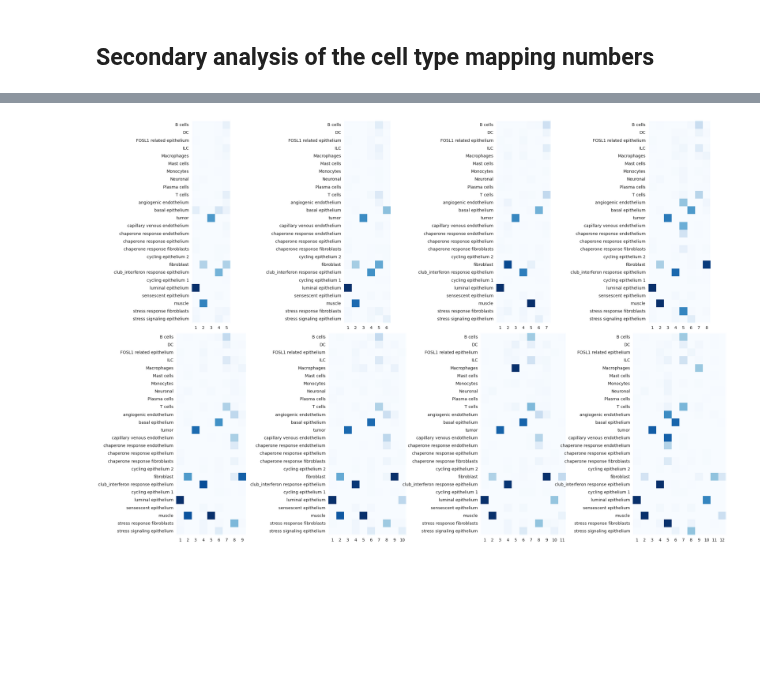
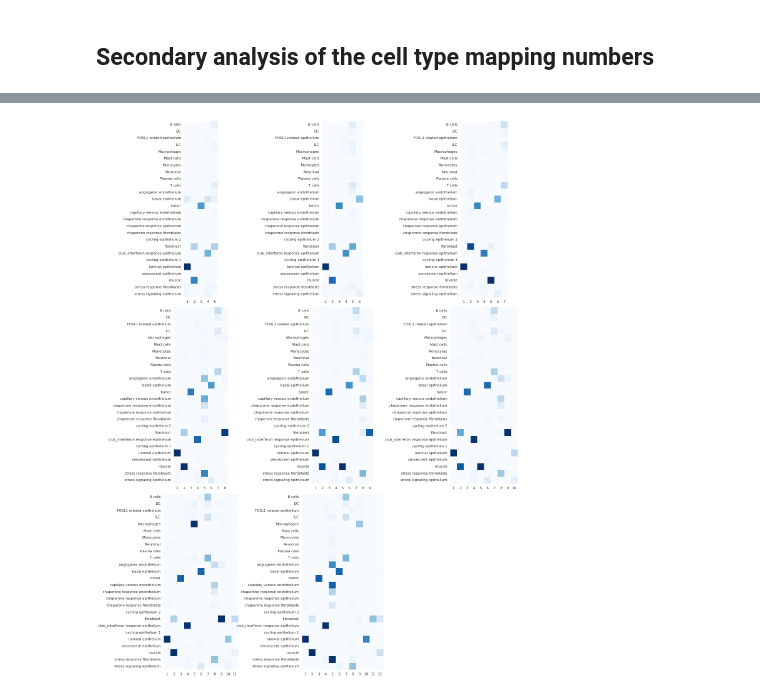
Before and after one commit to akiviaho/spatial, a Jupyter notebook: notebooks/spatial-post-c2l-mapping.ipynb, the cells around one changed output, grey strips where cells are left out. Saved outputs shown, nothing was run; the diff lists cells and outputs as text; code cells hidden in the pictures; blank space fills up the shorter version.

Commit message:
Lower part with nmf has been revised. Added a part to save key numbers on cell type mapping.

```diff
--- a/notebooks/spatial-post-c2l-mapping.ipynb
+++ b/notebooks/spatial-post-c2l-mapping.ipynb
@@ -36,6 +36,23 @@ samples = get_sample_ids()
 
 # Change the run_name variable to select the appropriate iteration
 run_name = '20230908'
+# %%
+# Added 13.12.2023
+# Rename some of the more ambiguous cell names
+# NOT YEAT IMPLEMENTED IN THE UPPER PART OF THIS SCRIPT (plotting etc.)
+
+cell_type_renaming_dict = {
+    'mesenchymal epithelium':'sensescent epithelium',
+    'interferon signaling epithelium':'club_interferon response epithelium',
+    'cancer epithelium':'tumor',
+    'intermediate CRPC epithelium':'cycling epithelium 1',
+    'cycling epithelium':'cycling epithelium 2',
+    'FOSL1 tumor epithelium':'FOSL1 related epithelium',
+    'fibroblasts':'fibroblast'
+    }
+
+
+#cell_mapping_dat.var.index = pd.Index(pd.Series(cell_mapping_dat.var.index).replace(cell_type_renaming_dict))
 # %%
 # Download data and format cell2location mapping results into obs columns in both aggregated adata and individual slides
 adata_vis = sc.read_h5ad('./c2l-results/visium_adata_with_c2l_mapping_'+run_name+'.h5ad')
@@ -66,6 +83,10 @@ n_types = 12
 
 for sample in samples:
     slide = adata_slides[sample]
+
+    # Added 13.12.2023
+    slide.obs.columns = pd.Index(pd.Series(slide.obs.columns).replace(cell_type_renaming_dict))
+
     # Subset to only plot the cell types with highest mean prevalence
     cell_types = slide.obs.iloc[:,16:].mean(axis=0).sort_values(ascending=False)[:n_types]
 
@@ -240,22 +300,27 @@ for n_components in component_range:
 # %%
 # Plot the nmf results on two rows
 # Create subplots with 2 rows and 4 columns
-fig, axs = plt.subplots(2, 4, figsize=(30, 20))
+sns.set_theme(style='white',font_scale=1)
+fig, axs = plt.subplots(3, 3, figsize=(20, 25))
 
 for i, n_components in enumerate(component_range):
 
     # Drop the redundant cell types prior to plotting
     nmf_res_for_plotting = nmf_res_dict[n_components].copy()
     #nmf_res_for_plotting = nmf_res_for_plotting.loc[~(nmf_res_for_plotting.max(axis=1) < nmf_res_for_plotting.stack().quantile(0.9))]
 
     # Determine the position of the subplot on the grid
-    row = i // 4
-    col = i % 4
+    row = i // 3
+    col = i % 3
 
     # Plot the heatmap on the corresponding subplot
     sns.heatmap(nmf_res_for_plotting, cmap='Blues', square=True, ax=axs[row, col], vmax=100,cbar=False)
 
+
+axs[2,2].axis('off')
 plt.tight_layout()
+
+plt.savefig('plots/nmf_components.pdf')
 plt.show()
 # %% [output]
-[figure, old version]
+[figure, new version]
```
Also changed, not shown: parts of 4 cells of this notebook.
